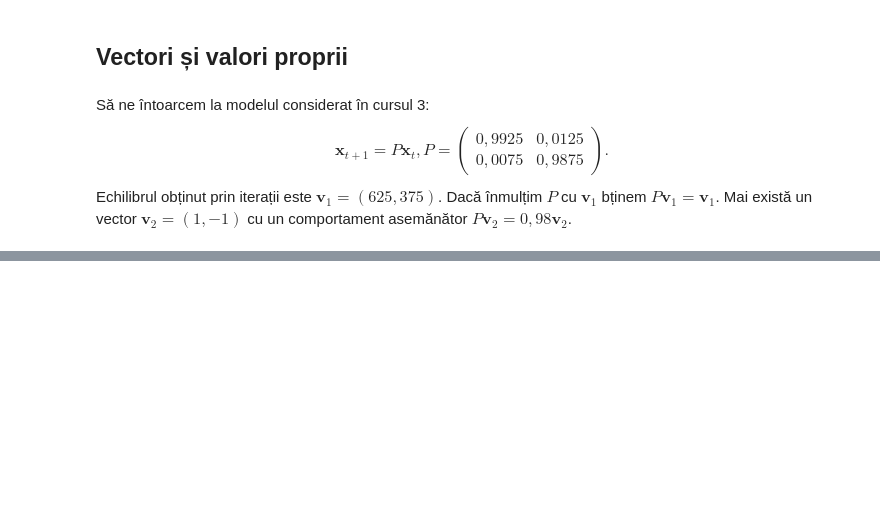
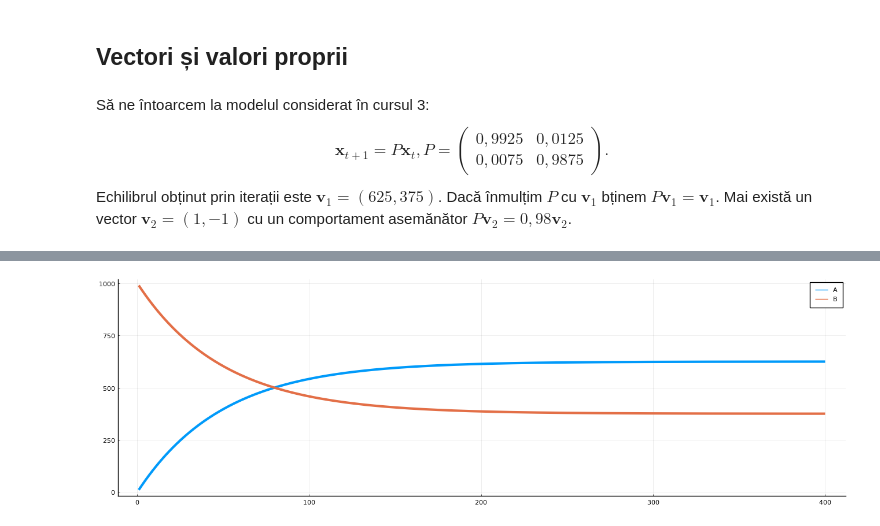
Before and after one commit to adhalanay/curs-biologie-2021, a Jupyter notebook: Cursul4.ipynb, the cells around one changed output, grey strips where cells are left out. Saved outputs shown, nothing was run; the diff lists cells and outputs as text; code cells hidden in the pictures; blank space fills up the shorter version.

```diff
--- a/Cursul4.ipynb
+++ b/Cursul4.ipynb
@@ -20,0 +74,17 @@ display(P*v2)
+# %%
+using LinearAlgebra
+using Plots
+P = [0.9925 0.0125;0.0075 0.9875]
+v = [10;990]
+A = []
+B = []
+for t in 1:400
+    push!(A,v[1])
+    push!(B,v[2])
+    v = P*v
+end
+pyplot()
+plot(A,label="A",linewidth=3,size=(1300,400))
+plot!(B,label="B",linewidth=3, size=(1300,400))
+# %% [output]
+[figure, added]
```
Also changed, not shown: parts of 10 cells of this notebook, 4 other files.
